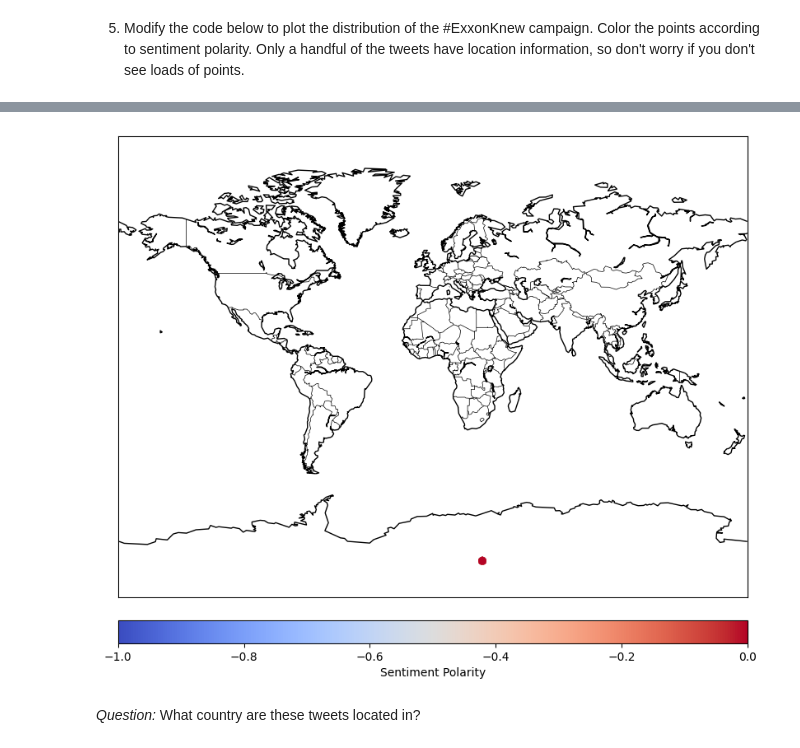
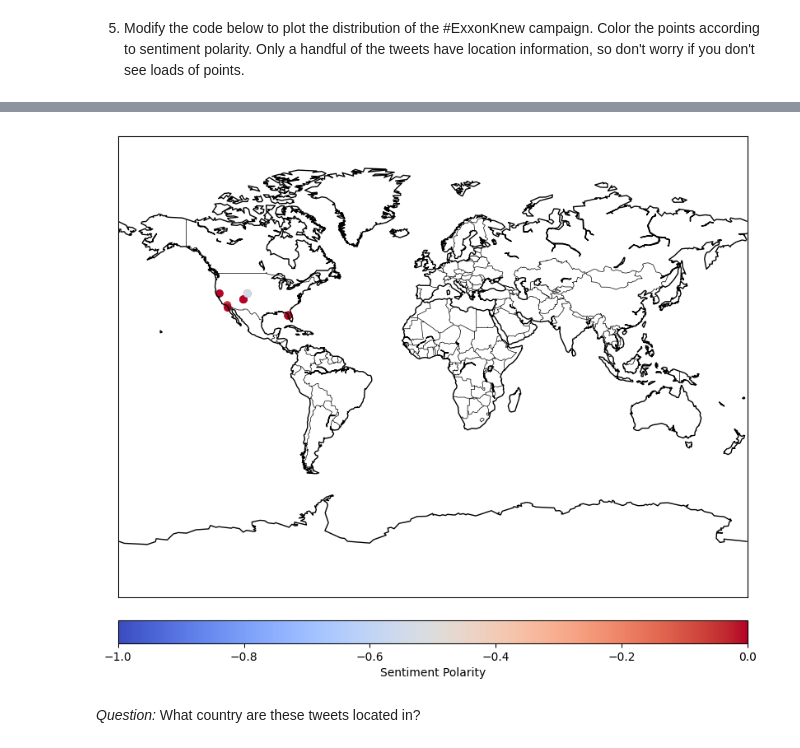
Before and after one commit to lawmianyi/QM2, a Jupyter notebook: notebooks/W04. Natural Language Processing.ipynb, the cells around one changed output, grey strips where cells are left out. Cells and saved outputs as stored; diff of their text form; code cells hidden in the pictures.

```diff
--- a/notebooks/W04. Natural Language Processing.ipynb
+++ b/notebooks/W04. Natural Language Processing.ipynb
@@ -679,6 +616,8 @@ See the caveats in the documentation: https://pandas.pydata.org/pandas-docs/stab
 # %% [markdown]
 5. Modify the code below to plot the distribution of the #ExxonKnew campaign. Color the points according to sentiment polarity. Only a handful of the tweets have location information, so don't worry if you don't see loads of points.
 # %%
+!pip install basemap
+
 import matplotlib.pyplot as plt
 from mpl_toolkits.basemap import Basemap
 
@@ -694,8 +633,8 @@ map.drawcoastlines()
 
 # Scatter plot with color according to sentiment polarity
 scatter = map.scatter(
-    x=longitude,
-    y=latitude,
+    x=latitude,
+    y=longitude,
     c=polarity,  # Color points based on sentiment polarity
     cmap='coolwarm',
     latlon=True,
@@ -711,3 +670,3 @@ plt.show()
-[figure, old version]
+[figure, new version]
 # %% [markdown]
 *Question:* What country are these tweets located in?
```
Also changed, not shown: parts of 13 cells of this notebook.
